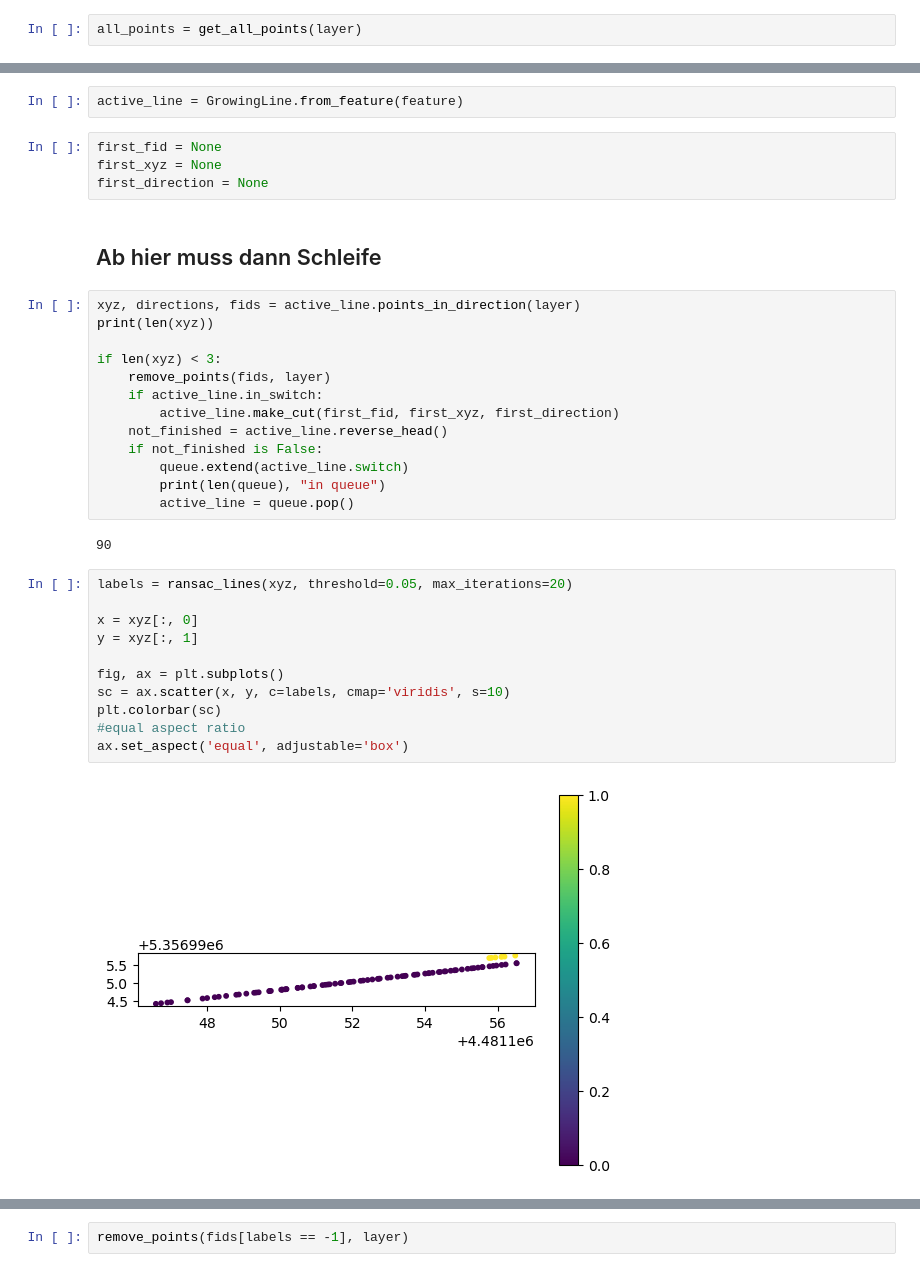
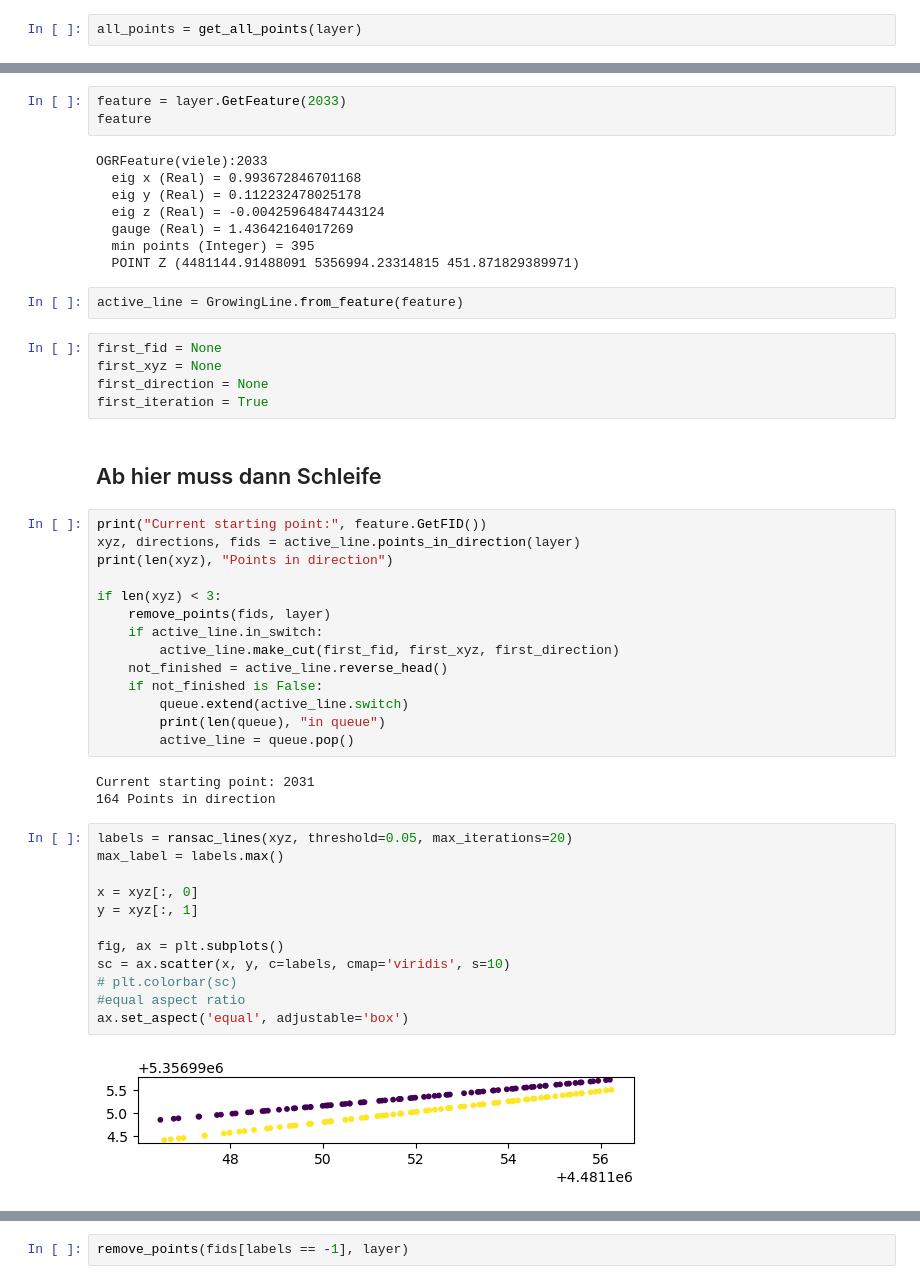
Before and after one commit to florianneukirchen/gleis-versuche, a Jupyter notebook: 51_stage3_ohne_schleife.ipynb, the cells around one changed output, grey strips where cells are left out. Saved outputs shown, nothing was run; the diff lists cells and outputs as text.

```diff
--- a/51_stage3_ohne_schleife.ipynb
+++ b/51_stage3_ohne_schleife.ipynb
@@ -89,14 +91,27 @@ OGRFeature(viele):2032
+# %%
+feature = layer.GetFeature(2033)
+feature
+# %% [output]
+OGRFeature(viele):2033
+  eig x (Real) = 0.993672846701168
+  eig y (Real) = 0.112232478025178
+  eig z (Real) = -0.00425964847443124
+  gauge (Real) = 1.43642164017269
+  min points (Integer) = 395
+  POINT Z (4481144.91488091 5356994.23314815 451.871829389971)
 # %%
 active_line = GrowingLine.from_feature(feature)
 # %%
 first_fid = None
 first_xyz = None
 first_direction = None
+first_iteration = True
 # %% [markdown]
 ## Ab hier muss dann Schleife
 # %%
+print("Current starting point:", feature.GetFID())
 xyz, directions, fids = active_line.points_in_direction(layer)
-print(len(xyz))
+print(len(xyz), "Points in direction")
 
 if len(xyz) < 3:
     remove_points(fids, layer)
@@ -108,17 +123,19 @@ if len(xyz) < 3:
         print(len(queue), "in queue")
         active_line = queue.pop()
 # %% [output]
-90
+Current starting point: 2031
+164 Points in direction
 # %%
 labels = ransac_lines(xyz, threshold=0.05, max_iterations=20)
+max_label = labels.max()
 
 x = xyz[:, 0]
 y = xyz[:, 1]
 
 fig, ax = plt.subplots()
 sc = ax.scatter(x, y, c=labels, cmap='viridis', s=10)
-plt.colorbar(sc)
+# plt.colorbar(sc)
 #equal aspect ratio
 ax.set_aspect('equal', adjustable='box')
 # %% [output]
-[figure, old version]
+[figure, new version]
```
Also changed, not shown: parts of 13 cells of this notebook, 3 other files.
